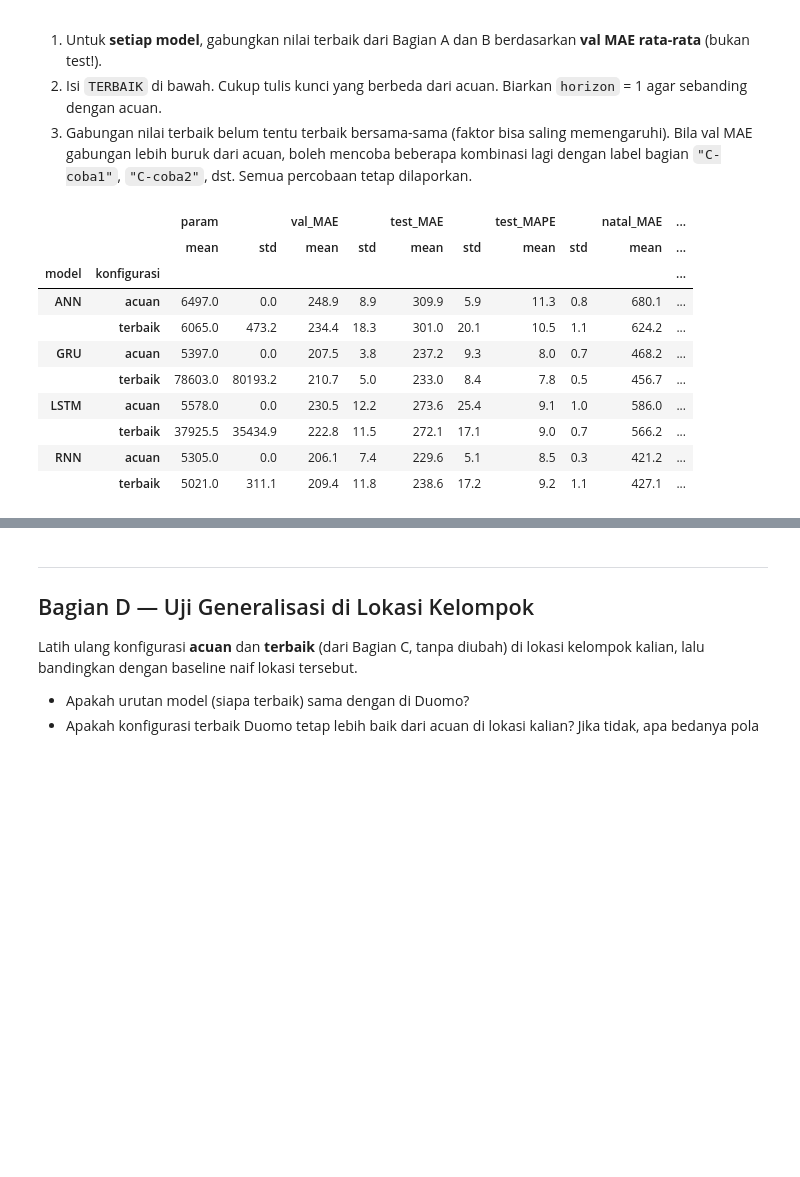
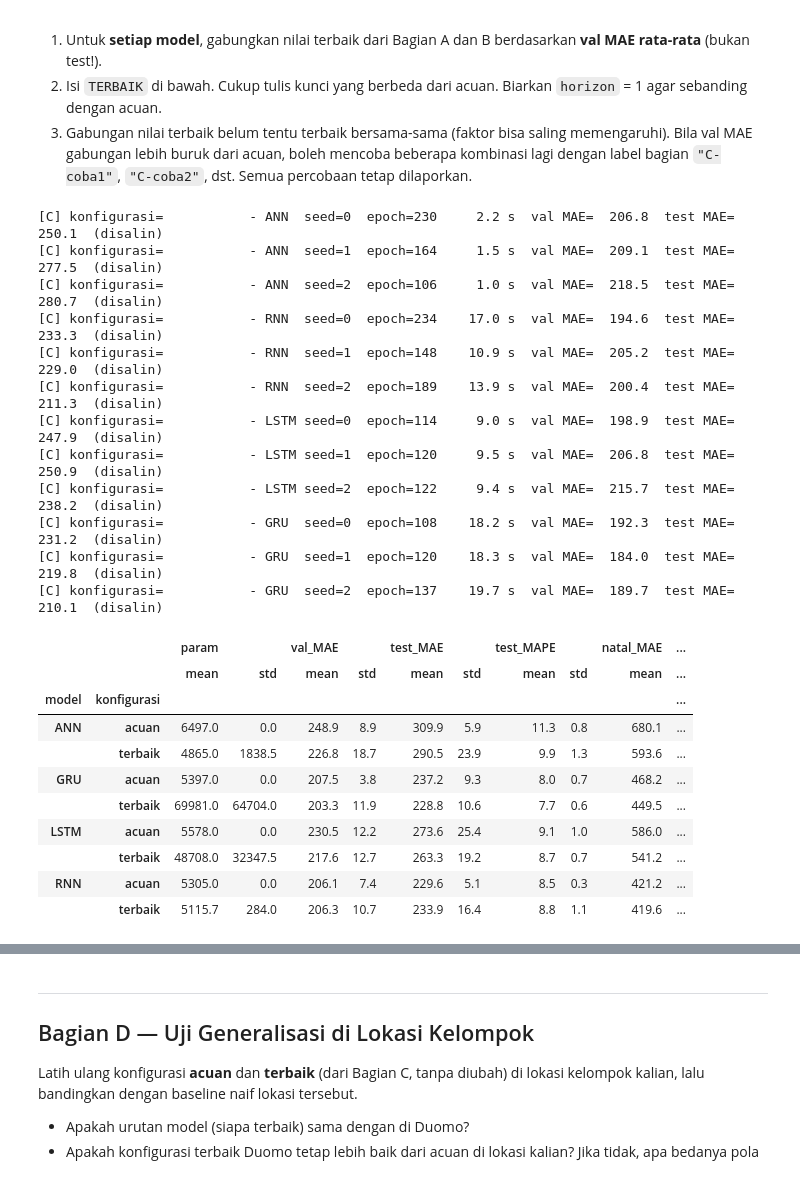
Before and after one commit to Andry132/dlw-tugas-ra-124400065, a Jupyter notebook: tugas_ablasi.ipynb, the cells around one changed output, grey strips where cells are left out. Saved outputs shown, nothing was run; the diff lists cells and outputs as text; code cells hidden in the pictures; blank space fills up the shorter version.

```diff
--- a/tugas_ablasi.ipynb
+++ b/tugas_ablasi.ipynb
@@ -647,28 +647,40 @@ b5 = jalankan("B5", "patience", [10, 30, 60]);              plot_faktor(b5, "pat
 # %%
 # CONTOH format — ganti dengan temuan kalian sendiri
 TERBAIK = {
-    "ANN":  dict(W=6, hidden=128, layers=1),
-    "RNN":  dict(W=48, hidden=64, layers=1),
-    "LSTM": dict(W=6, hidden=128, layers=1),
-    "GRU":  dict(W=48, hidden=128, layers=2),
+    "ANN":  dict(W=6),
+    "RNN":  dict(W=48),
+    "LSTM": dict(hidden=128),
+    "GRU":  dict(hidden=128,),
 }
 c = jalankan_konfigurasi("C", TERBAIK)
 banding = pd.concat([acuan.assign(konfigurasi="acuan"), c.assign(konfigurasi="terbaik")])
 tabel_c = banding.groupby(["model", "konfigurasi"])[["param", "val_MAE", "test_MAE", "test_MAPE", "natal_MAE"]].agg(["mean", "std"]).round(1)
 tabel_c.to_csv(HASIL_DIR / "C_terbaik_vs_acuan.csv")
 tabel_c
 # %% [output]
+[C] konfigurasi=           - ANN  seed=0  epoch=230     2.2 s  val MAE=  206.8  test MAE=  250.1  (disalin)
+[C] konfigurasi=           - ANN  seed=1  epoch=164     1.5 s  val MAE=  209.1  test MAE=  277.5  (disalin)
+[C] konfigurasi=           - ANN  seed=2  epoch=106     1.0 s  val MAE=  218.5  test MAE=  280.7  (disalin)
+[C] konfigurasi=           - RNN  seed=0  epoch=234    17.0 s  val MAE=  194.6  test MAE=  233.3  (disalin)
+[C] konfigurasi=           - RNN  seed=1  epoch=148    10.9 s  val MAE=  205.2  test MAE=  229.0  (disalin)
+[C] konfigurasi=           - RNN  seed=2  epoch=189    13.9 s  val MAE=  200.4  test MAE=  211.3  (disalin)
+[C] konfigurasi=           - LSTM seed=0  epoch=114     9.0 s  val MAE=  198.9  test MAE=  247.9  (disalin)
+[C] konfigurasi=           - LSTM seed=1  epoch=120     9.5 s  val MAE=  206.8  test MAE=  250.9  (disalin)
+[C] konfigurasi=           - LSTM seed=2  epoch=122     9.4 s  val MAE=  215.7  test MAE=  238.2  (disalin)
+[C] konfigurasi=           - GRU  seed=0  epoch=108    18.2 s  val MAE=  192.3  test MAE=  231.2  (disalin)
+[C] konfigurasi=           - GRU  seed=1  epoch=120    18.3 s  val MAE=  184.0  test MAE=  219.8  (disalin)
+[C] konfigurasi=           - GRU  seed=2  epoch=137    19.7 s  val MAE=  189.7  test MAE=  210.1  (disalin)
 |  |  | param |  | val_MAE |  | test_MAE |  | test_MAPE |  | natal_MAE | ... |
 |  |  | mean | std | mean | std | mean | std | mean | std | mean | ... |
 | model | konfigurasi |  |  |  |  |  |  |  |  |  | ... |
 | ANN | acuan | 6497.0 | 0.0 | 248.9 | 8.9 | 309.9 | 5.9 | 11.3 | 0.8 | 680.1 | ... |
-|  | terbaik | 6065.0 | 473.2 | 234.4 | 18.3 | 301.0 | 20.1 | 10.5 | 1.1 | 624.2 | ... |
+|  | terbaik | 4865.0 | 1838.5 | 226.8 | 18.7 | 290.5 | 23.9 | 9.9 | 1.3 | 593.6 | ... |
 | GRU | acuan | 5397.0 | 0.0 | 207.5 | 3.8 | 237.2 | 9.3 | 8.0 | 0.7 | 468.2 | ... |
-|  | terbaik | 78603.0 | 80193.2 | 210.7 | 5.0 | 233.0 | 8.4 | 7.8 | 0.5 | 456.7 | ... |
+|  | terbaik | 69981.0 | 64704.0 | 203.3 | 11.9 | 228.8 | 10.6 | 7.7 | 0.6 | 449.5 | ... |
 | LSTM | acuan | 5578.0 | 0.0 | 230.5 | 12.2 | 273.6 | 25.4 | 9.1 | 1.0 | 586.0 | ... |
-|  | terbaik | 37925.5 | 35434.9 | 222.8 | 11.5 | 272.1 | 17.1 | 9.0 | 0.7 | 566.2 | ... |
+|  | terbaik | 48708.0 | 32347.5 | 217.6 | 12.7 | 263.3 | 19.2 | 8.7 | 0.7 | 541.2 | ... |
 | RNN | acuan | 5305.0 | 0.0 | 206.1 | 7.4 | 229.6 | 5.1 | 8.5 | 0.3 | 421.2 | ... |
-|  | terbaik | 5021.0 | 311.1 | 209.4 | 11.8 | 238.6 | 17.2 | 9.2 | 1.1 | 427.1 | ... |
+|  | terbaik | 5115.7 | 284.0 | 206.3 | 10.7 | 233.9 | 16.4 | 8.8 | 1.1 | 419.6 | ... |
 # %%
 fig, ax = plt.subplots(figsize=(9, 4))
 x, lebar = np.arange(len(MODELS)), 0.38
```
Also changed, not shown: parts of 3 cells of this notebook, 4 other files.
